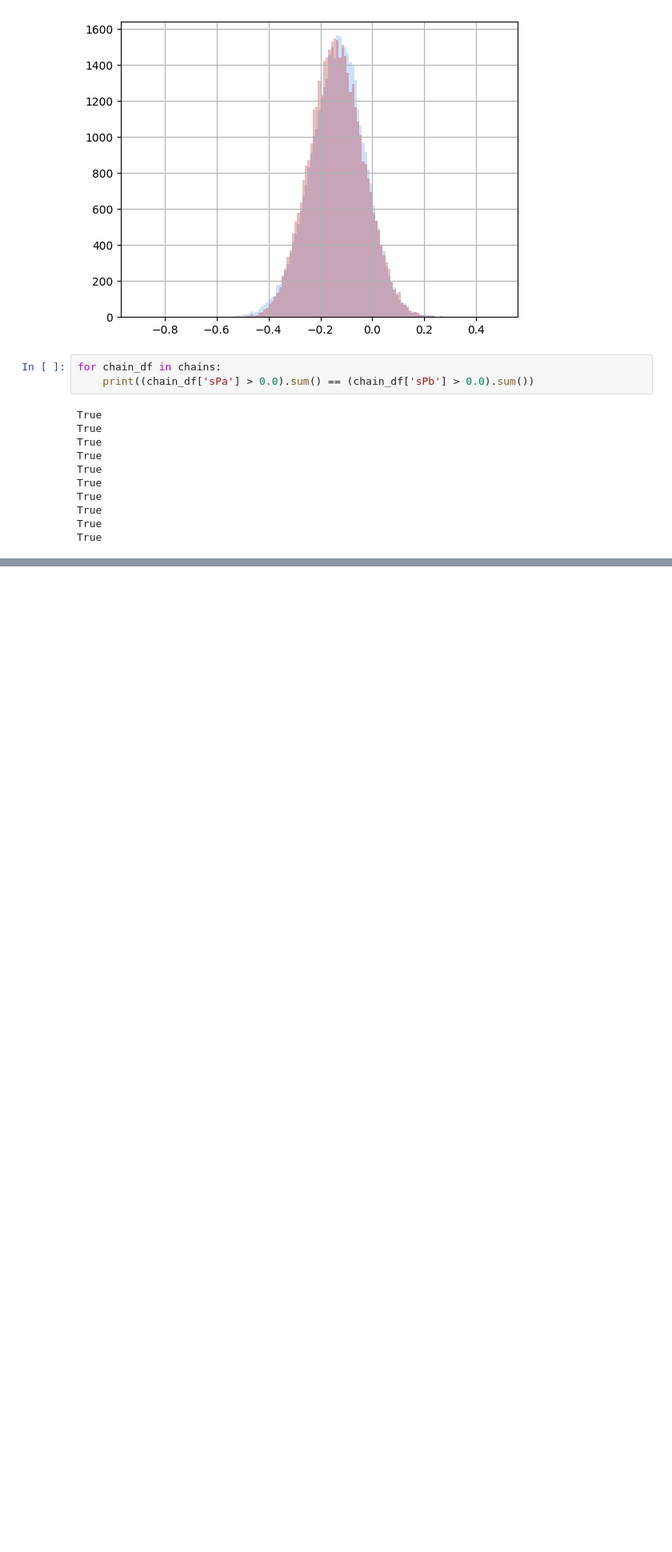
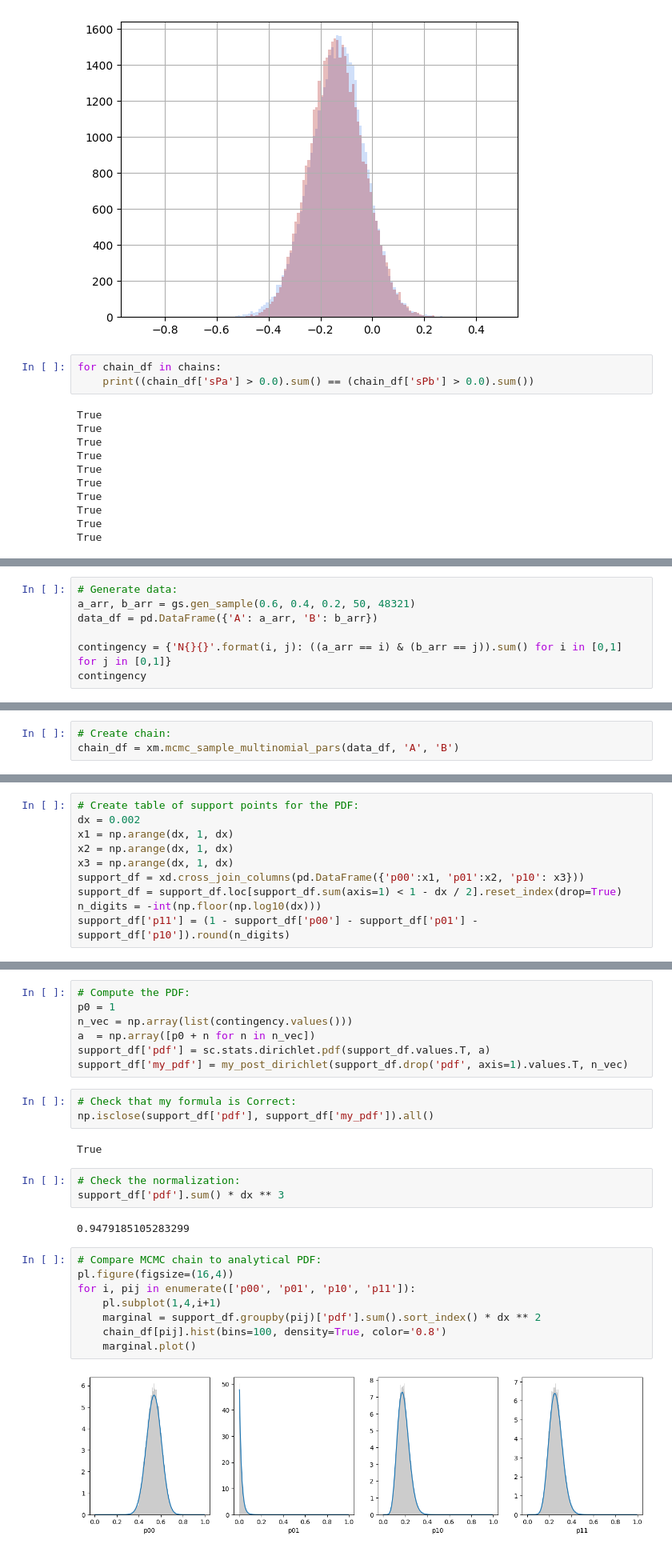
Before and after one commit to cewebbr/brass, a Jupyter notebook: analysis/20_prototyping-testing-association-test.ipynb, the cells around one changed output, grey strips where cells are left out. Shown at 80% size. Drawn from its saved outputs; the diff is of its cells as text; blank space fills up the shorter version.

Commit message:
NB: test faster algorithm (Dirichlet posterior) and compared posterior distribution for common and rare features

```diff
--- a/analysis/20_prototyping-testing-association-test.ipynb
+++ b/analysis/20_prototyping-testing-association-test.ipynb
@@ -208,0 +195,7 @@ True
+# %%
+# Generate data:
+a_arr, b_arr = gs.gen_sample(0.6, 0.4, 0.2, 50, 48321)
+data_df = pd.DataFrame({'A': a_arr, 'B': b_arr})
+
+contingency = {'N{}{}'.format(i, j): ((a_arr == i) & (b_arr == j)).sum() for i in [0,1] for j in [0,1]}
+contingency
@@ -208,0 +204,3 @@ True
+# %%
+# Create chain:
+chain_df = xm.mcmc_sample_multinomial_pars(data_df, 'A', 'B')
@@ -208,0 +256,10 @@ True
+# %%
+# Create table of support points for the PDF:
+dx = 0.002
+x1 = np.arange(dx, 1, dx)
+x2 = np.arange(dx, 1, dx)
+x3 = np.arange(dx, 1, dx)
+support_df = xd.cross_join_columns(pd.DataFrame({'p00':x1, 'p01':x2, 'p10': x3}))
+support_df = support_df.loc[support_df.sum(axis=1) < 1 - dx / 2].reset_index(drop=True)
+n_digits = -int(np.floor(np.log10(dx)))
+support_df['p11'] = (1 - support_df['p00'] - support_df['p01'] - support_df['p10']).round(n_digits)
@@ -208,0 +282,27 @@ True
+# %%
+# Compute the PDF:
+p0 = 1
+n_vec = np.array(list(contingency.values()))
+a  = np.array([p0 + n for n in n_vec])
+support_df['pdf'] = sc.stats.dirichlet.pdf(support_df.values.T, a)
+support_df['my_pdf'] = my_post_dirichlet(support_df.drop('pdf', axis=1).values.T, n_vec)
+# %%
+# Check that my formula is Correct:
+np.isclose(support_df['pdf'], support_df['my_pdf']).all()
+# %% [output]
+True
+# %%
+# Check the normalization:
+support_df['pdf'].sum() * dx ** 3
+# %% [output]
+0.9479185105283299
+# %%
+# Compare MCMC chain to analytical PDF:
+pl.figure(figsize=(16,4))
+for i, pij in enumerate(['p00', 'p01', 'p10', 'p11']):
+    pl.subplot(1,4,i+1)
+    marginal = support_df.groupby(pij)['pdf'].sum().sort_index() * dx ** 2
+    chain_df[pij].hist(bins=100, density=True, color='0.8')
+    marginal.plot()
+# %% [output]
+[figure, added]
```
Also changed, not shown: parts of 52 cells of this notebook.
